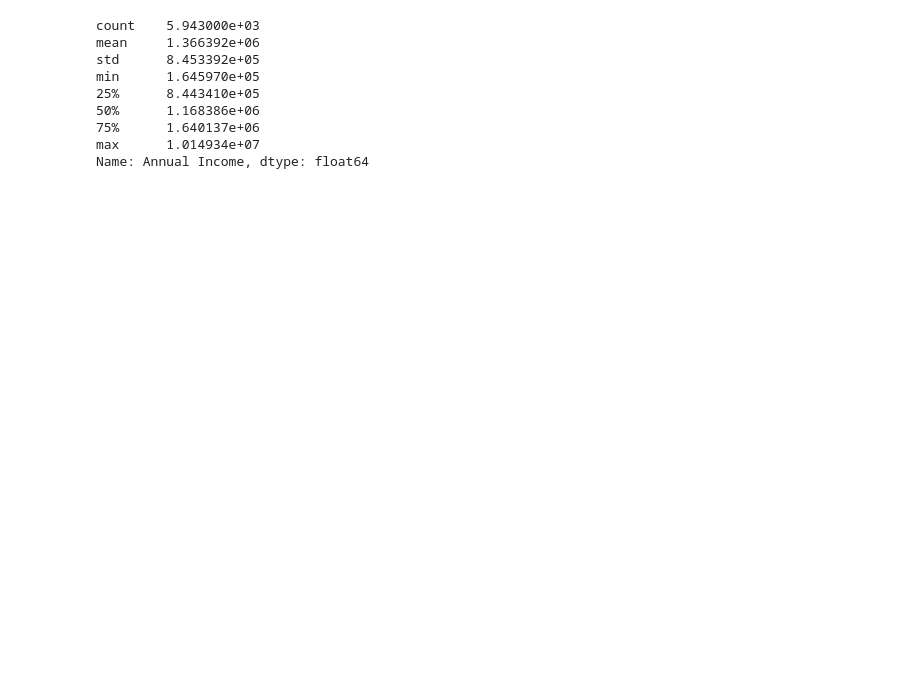
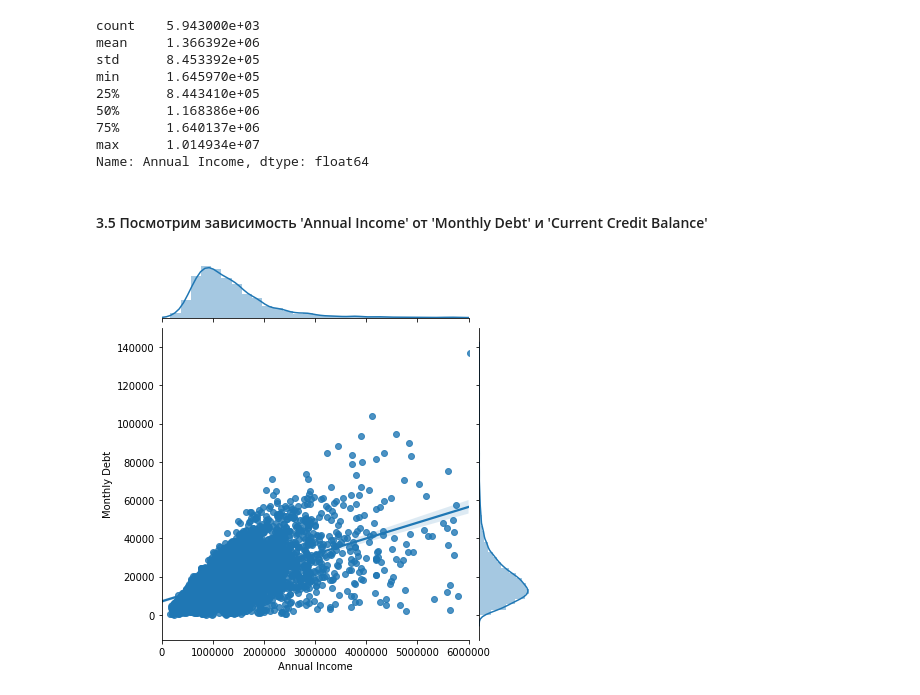
Before and after one commit to dv4silj3v/AI_Course_Q3_C3, a Jupyter notebook: DVasilyev_solution.ipynb, the cells around one changed output. Drawn from its saved outputs; the diff is of its cells as text; code cells hidden in the pictures; blank space fills up the shorter version.

```diff
--- a/DVasilyev_solution.ipynb
+++ b/DVasilyev_solution.ipynb
@@ -224,3 +244,10 @@ min      1.645970e+05
 75%      1.640137e+06
 max      1.014934e+07
 Name: Annual Income, dtype: float64
+# %% [markdown]
+#### 3.5 Посмотрим зависимость 'Annual Income' от 'Monthly Debt' и 'Current Credit Balance'
+# %%
+sns.jointplot(df.loc[df['Annual Income'].notnull(), 'Annual Income'],
+            df.loc[df['Annual Income'].notnull(), 'Monthly Debt'], kind='reg', xlim=(0, 6000000));
+# %% [output]
+[figure, added]
```
Also changed, not shown: parts of 48 cells of this notebook.
